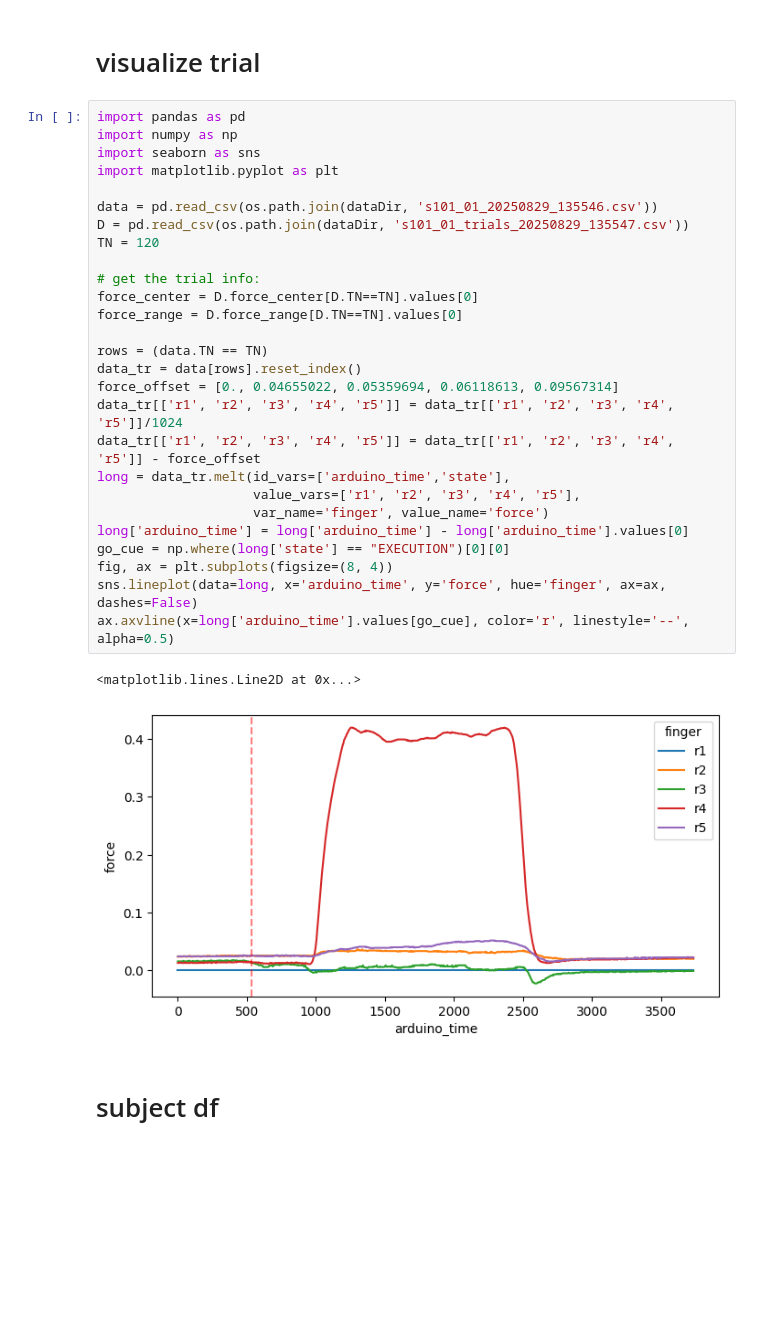
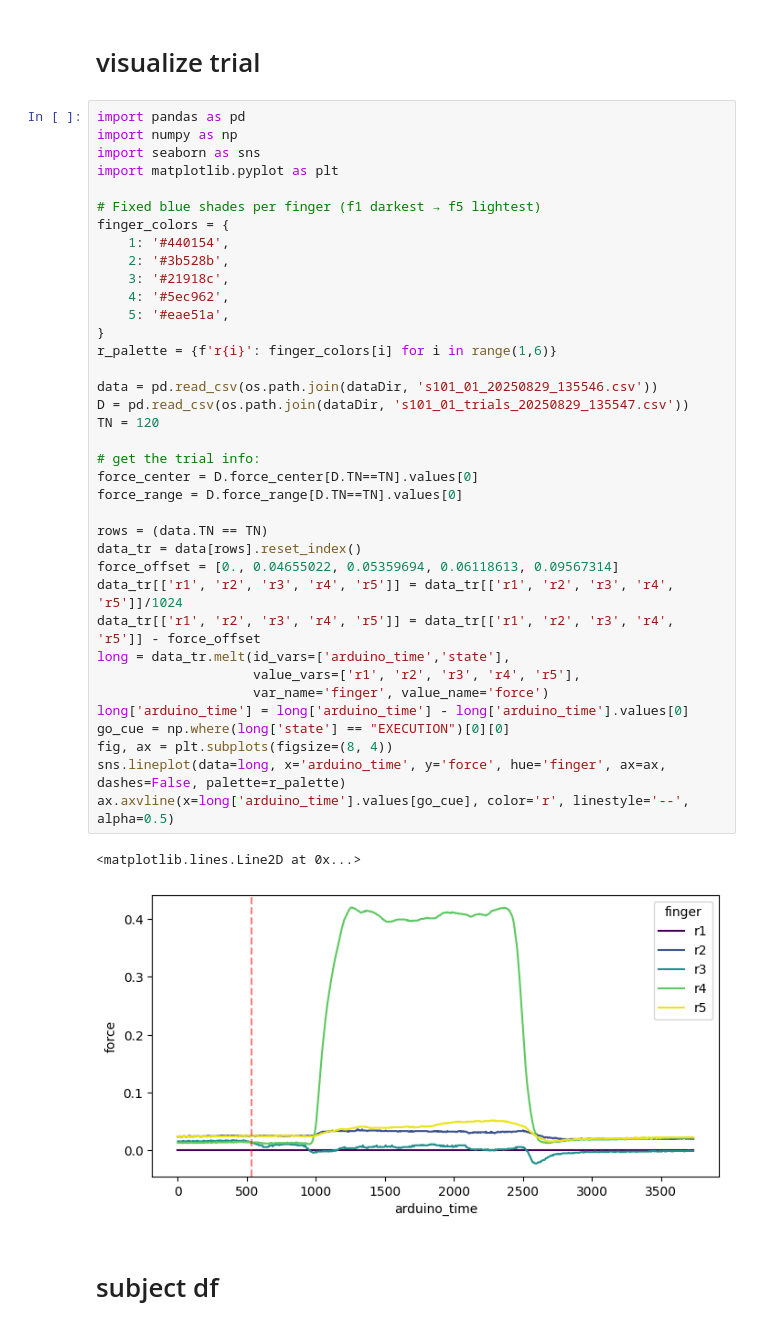
Before and after one commit to alighavam/finger_individuation, a Jupyter notebook: individuation.ipynb, the cells around one changed output. Cells and saved outputs as stored; diff of their text form; blank space fills up the shorter version.

```diff
--- a/individuation.ipynb
+++ b/individuation.ipynb
@@ -14,33 +14,43 @@ analysisDir = os.path.join(baseDir, 'analysis')
 # %%
 import pandas as pd
 import numpy as np
 import seaborn as sns
 import matplotlib.pyplot as plt
+
+# Fixed blue shades per finger (f1 darkest → f5 lightest)
+finger_colors = {
+    1: '#440154',
+    2: '#3b528b',
+    3: '#21918c',
+    4: '#5ec962',
+    5: '#eae51a',
+}
+r_palette = {f'r{i}': finger_colors[i] for i in range(1,6)}
 
 data = pd.read_csv(os.path.join(dataDir, 's101_01_20250829_135546.csv'))
 D = pd.read_csv(os.path.join(dataDir, 's101_01_trials_20250829_135547.csv'))
 TN = 120
 
 # get the trial info:
 force_center = D.force_center[D.TN==TN].values[0]
 force_range = D.force_range[D.TN==TN].values[0]
 
 rows = (data.TN == TN)
 data_tr = data[rows].reset_index()
 force_offset = [0., 0.04655022, 0.05359694, 0.06118613, 0.09567314]
 data_tr[['r1', 'r2', 'r3', 'r4', 'r5']] = data_tr[['r1', 'r2', 'r3', 'r4', 'r5']]/1024
 data_tr[['r1', 'r2', 'r3', 'r4', 'r5']] = data_tr[['r1', 'r2', 'r3', 'r4', 'r5']] - force_offset
 long = data_tr.melt(id_vars=['arduino_time','state'],
                     value_vars=['r1', 'r2', 'r3', 'r4', 'r5'],
                     var_name='finger', value_name='force')
 long['arduino_time'] = long['arduino_time'] - long['arduino_time'].values[0]
 go_cue = np.where(long['state'] == "EXECUTION")[0][0]
 fig, ax = plt.subplots(figsize=(8, 4))
-sns.lineplot(data=long, x='arduino_time', y='force', hue='finger', ax=ax, dashes=False)
+sns.lineplot(data=long, x='arduino_time', y='force', hue='finger', ax=ax, dashes=False, palette=r_palette)
 ax.axvline(x=long['arduino_time'].values[go_cue], color='r', linestyle='--', alpha=0.5)
 # %% [output]
 <matplotlib.lines.Line2D at 0x...>
-[figure, old version]
+[figure, new version]
 # %% [markdown]
 # subject df
 # %%
```
Also changed, not shown: parts of 2 cells of this notebook, 4 other files.
